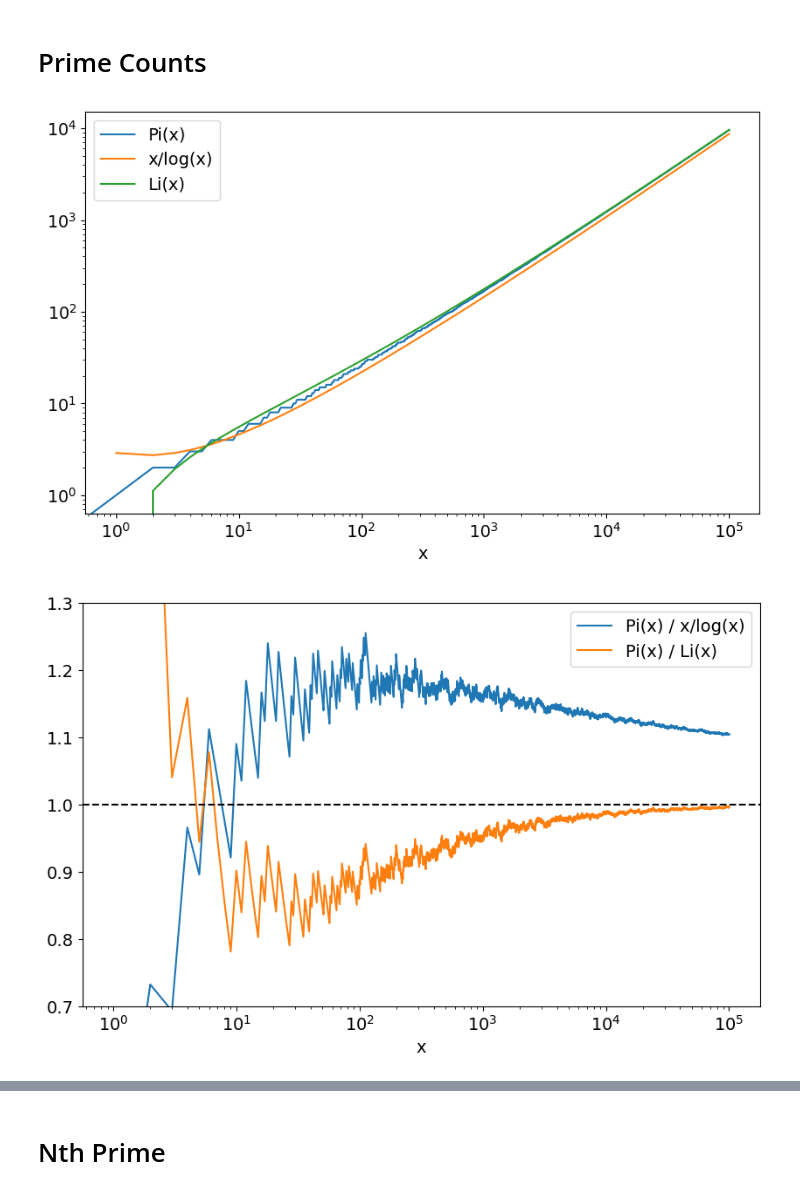
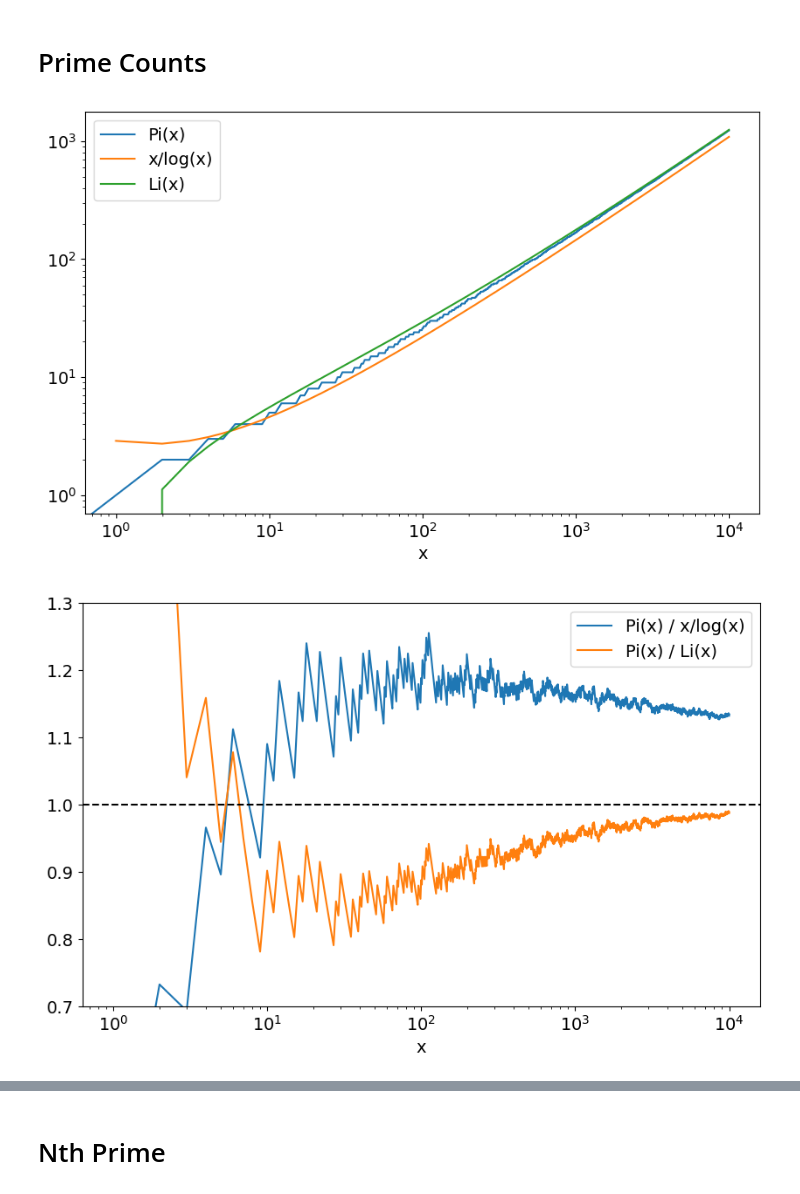
Before and after one commit to leehagaman/prime_guesser, a Jupyter notebook: prime_studies.ipynb, the cells around one changed output, grey strips where cells are left out. Cells and saved outputs as stored; diff of their text form; code cells hidden in the pictures.

```diff
--- a/prime_studies.ipynb
+++ b/prime_studies.ipynb
@@ -6,7 +8,7 @@ from prime_functions import *
 # %% [markdown]
 # Prime Counts
 # %%
-max_num = int(1e5)
+max_num = int(1e4)
 
 plt.rcParams.update({'font.size': 14})
 
@@ -27,32 +29,32 @@ plt.show()
 safer_curr_pis_approx_x_over_logx = np.where(curr_pis_approx_x_over_logx == 0, np.nan, curr_pis_approx_x_over_logx)
 safer_curr_pis_approx_Lix = np.where(curr_pis_approx_Lix == 0, np.nan, curr_pis_approx_Lix)
 safer_curr_pis = np.where(curr_pis == 0, np.nan, curr_pis)
 
 curr_pis_approx_x_over_logx_ratio = curr_pis / safer_curr_pis_approx_x_over_logx
 curr_pis_approx_Lix_ratio = curr_pis / safer_curr_pis_approx_Lix
 
 plt.figure(figsize=(10, 6))
 plt.plot(curr_pis_approx_x_over_logx_ratio, label="Pi(x) / x/log(x)")
 plt.plot(curr_pis_approx_Lix_ratio, label="Pi(x) / Li(x)")
 plt.axhline(1, color="black", linestyle="--")
 plt.legend()
 plt.xlabel("x")
 plt.xscale("log")
 plt.ylim(0.7, 1.3)
 plt.show()
 
 ratio_error_x_over_logx = np.abs((curr_pis - safer_curr_pis_approx_x_over_logx) / safer_curr_pis)
 ratio_error_Lix = np.abs((curr_pis - safer_curr_pis_approx_Lix) / safer_curr_pis)
 
 plt.figure(figsize=(10, 6))
 plt.plot(ratio_error_x_over_logx, label="abs[(Pi(x) - x/log(x)) / Pi(x)]")
 plt.plot(ratio_error_Lix, label="abs[(Pi(x) - Li(x)) / Pi(x)]")
 plt.legend()
 plt.xlabel("x")
 plt.xscale("log")
 plt.yscale("log")
 plt.ylim(1e-4, 1)
 plt.show()
 # %% [output]
-[figure, old version]
+[figure, new version]
-[figure, old version]
+[figure, new version]
```
Also changed, not shown: parts of 6 cells of this notebook, 5 other files.
